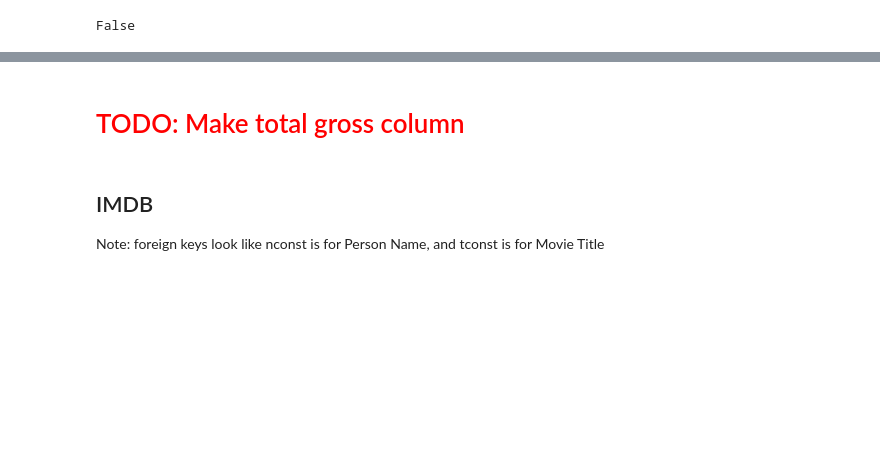
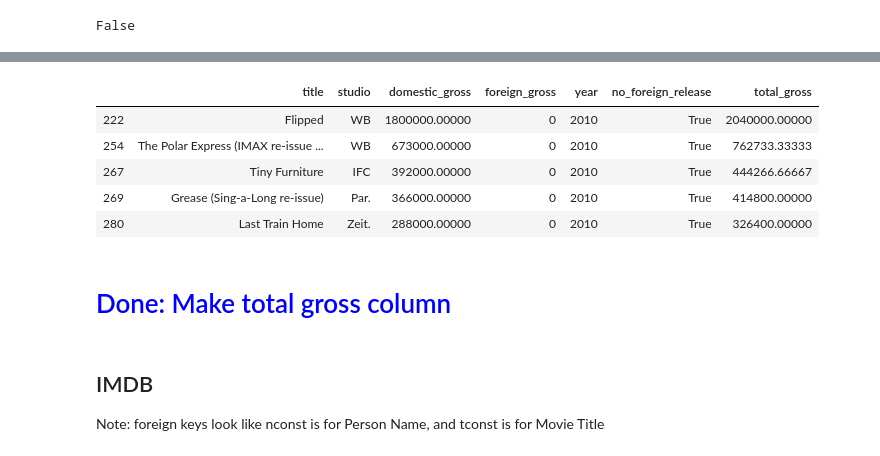
Before and after one commit to AMiNo-13/Movie-Recommendation-Project, a Jupyter notebook: MovieInvestigation.ipynb, the cells around one changed output, grey strips where cells are left out. Saved outputs shown, nothing was run; the diff lists cells and outputs as text; code cells hidden in the pictures; blank space fills up the shorter version.

```diff
--- a/MovieInvestigation.ipynb
+++ b/MovieInvestigation.ipynb
@@ -86,5 +83,14 @@ IndexError: only integers, slices (`:`), ellipsis (`...`), numpy.newaxis (`None`
+# %%
+gross_bom.loc[gross_bom.no_foreign_release == True].head()
+# %% [output]
+|  | title | studio | domestic_gross | foreign_gross | year | no_foreign_release | total_gross |
+| 222 | Flipped | WB | 1800000.00000 | 0 | 2010 | True | 2040000.00000 |
+| 254 | The Polar Express (IMAX re-issue ... | WB | 673000.00000 | 0 | 2010 | True | 762733.33333 |
+| 267 | Tiny Furniture | IFC | 392000.00000 | 0 | 2010 | True | 444266.66667 |
+| 269 | Grease (Sing-a-Long re-issue) | Par. | 366000.00000 | 0 | 2010 | True | 414800.00000 |
+| 280 | Last Train Home | Zeit. | 288000.00000 | 0 | 2010 | True | 326400.00000 |
 # %% [markdown]
-# <span style="color:red"> TODO: Make total gross column </span>
+# <span style="color:blue"> Done: Make total gross column </span>
 # %% [markdown]
 ## IMDB
 Note: foreign keys look like nconst is for Person Name, and tconst is for Movie Title
```
Also changed, not shown: parts of 8 cells of this notebook.
